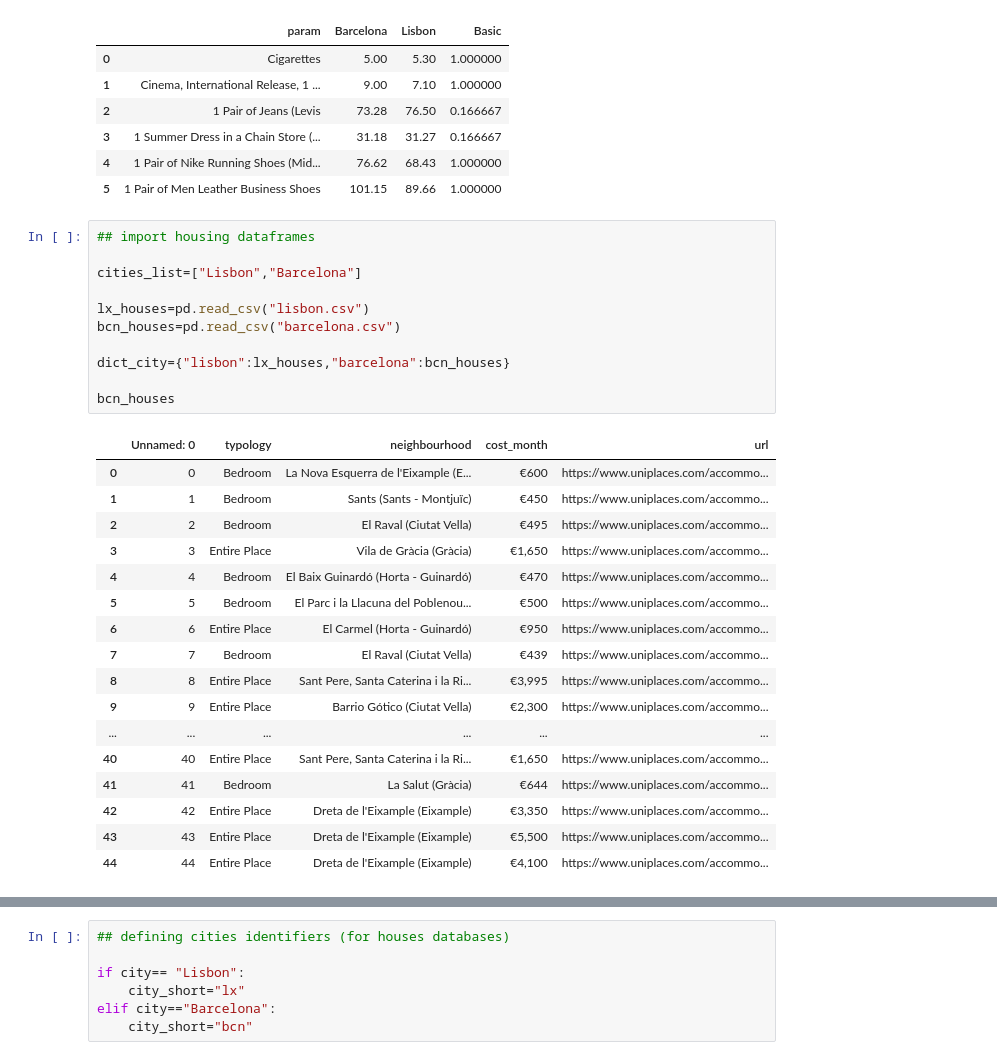
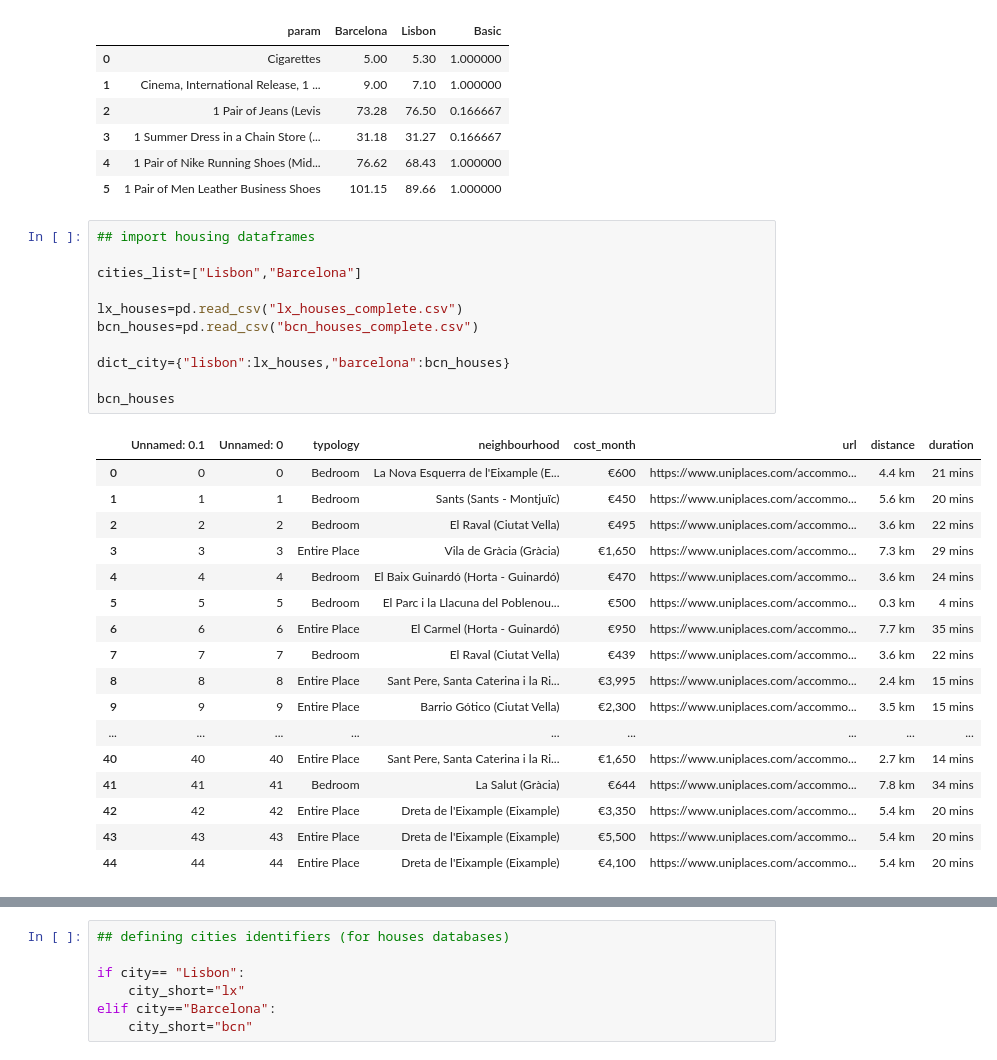
Before and after one commit to tesalv/Project3_Ironhack, a Jupyter notebook: def_profiles.ipynb, the cells around one changed output, grey strips where cells are left out. Drawn from its saved outputs; the diff is of its cells as text.

```diff
--- a/def_profiles.ipynb
+++ b/def_profiles.ipynb
@@ -46,32 +46,32 @@ qtts_df
 # %%
 ## import housing dataframes
 
 cities_list=["Lisbon","Barcelona"]
 
-lx_houses=pd.read_csv("lisbon.csv")
-bcn_houses=pd.read_csv("barcelona.csv")
+lx_houses=pd.read_csv("lx_houses_complete.csv")
+bcn_houses=pd.read_csv("bcn_houses_complete.csv")
 
 dict_city={"lisbon":lx_houses,"barcelona":bcn_houses}
 
 bcn_houses
 # %% [output]
-|  | Unnamed: 0 | typology | neighbourhood | cost_month | url |
-| 0 | 0 | Bedroom | La Nova Esquerra de l'Eixample (E... | €600 | https://www.uniplaces.com/accommo... |
-| 1 | 1 | Bedroom | Sants (Sants - Montjuïc) | €450 | https://www.uniplaces.com/accommo... |
-| 2 | 2 | Bedroom | El Raval (Ciutat Vella) | €495 | https://www.uniplaces.com/accommo... |
-| 3 | 3 | Entire Place | Vila de Gràcia (Gràcia) | €1,650 | https://www.uniplaces.com/accommo... |
-| 4 | 4 | Bedroom | El Baix Guinardó (Horta - Guinardó) | €470 | https://www.uniplaces.com/accommo... |
-| 5 | 5 | Bedroom | El Parc i la Llacuna del Poblenou... | €500 | https://www.uniplaces.com/accommo... |
-| 6 | 6 | Entire Place | El Carmel (Horta - Guinardó) | €950 | https://www.uniplaces.com/accommo... |
-| 7 | 7 | Bedroom | El Raval (Ciutat Vella) | €439 | https://www.uniplaces.com/accommo... |
-| 8 | 8 | Entire Place | Sant Pere, Santa Caterina i la Ri... | €3,995 | https://www.uniplaces.com/accommo... |
-| 9 | 9 | Entire Place | Barrio Gótico (Ciutat Vella) | €2,300 | https://www.uniplaces.com/accommo... |
-| ... | ... | ... | ... | ... | ... |
-| 40 | 40 | Entire Place | Sant Pere, Santa Caterina i la Ri... | €1,650 | https://www.uniplaces.com/accommo... |
-| 41 | 41 | Bedroom | La Salut (Gràcia) | €644 | https://www.uniplaces.com/accommo... |
-| 42 | 42 | Entire Place | Dreta de l'Eixample (Eixample) | €3,350 | https://www.uniplaces.com/accommo... |
-| 43 | 43 | Entire Place | Dreta de l'Eixample (Eixample) | €5,500 | https://www.uniplaces.com/accommo... |
-| 44 | 44 | Entire Place | Dreta de l'Eixample (Eixample) | €4,100 | https://www.uniplaces.com/accommo... |
+|  | Unnamed: 0.1 | Unnamed: 0 | typology | neighbourhood | cost_month | url | distance | duration |
+| 0 | 0 | 0 | Bedroom | La Nova Esquerra de l'Eixample (E... | €600 | https://www.uniplaces.com/accommo... | 4.4 km | 21 mins |
+| 1 | 1 | 1 | Bedroom | Sants (Sants - Montjuïc) | €450 | https://www.uniplaces.com/accommo... | 5.6 km | 20 mins |
+| 2 | 2 | 2 | Bedroom | El Raval (Ciutat Vella) | €495 | https://www.uniplaces.com/accommo... | 3.6 km | 22 mins |
+| 3 | 3 | 3 | Entire Place | Vila de Gràcia (Gràcia) | €1,650 | https://www.uniplaces.com/accommo... | 7.3 km | 29 mins |
+| 4 | 4 | 4 | Bedroom | El Baix Guinardó (Horta - Guinardó) | €470 | https://www.uniplaces.com/accommo... | 3.6 km | 24 mins |
+| 5 | 5 | 5 | Bedroom | El Parc i la Llacuna del Poblenou... | €500 | https://www.uniplaces.com/accommo... | 0.3 km | 4 mins |
+| 6 | 6 | 6 | Entire Place | El Carmel (Horta - Guinardó) | €950 | https://www.uniplaces.com/accommo... | 7.7 km | 35 mins |
+| 7 | 7 | 7 | Bedroom | El Raval (Ciutat Vella) | €439 | https://www.uniplaces.com/accommo... | 3.6 km | 22 mins |
+| 8 | 8 | 8 | Entire Place | Sant Pere, Santa Caterina i la Ri... | €3,995 | https://www.uniplaces.com/accommo... | 2.4 km | 15 mins |
+| 9 | 9 | 9 | Entire Place | Barrio Gótico (Ciutat Vella) | €2,300 | https://www.uniplaces.com/accommo... | 3.5 km | 15 mins |
+| ... | ... | ... | ... | ... | ... | ... | ... | ... |
+| 40 | 40 | 40 | Entire Place | Sant Pere, Santa Caterina i la Ri... | €1,650 | https://www.uniplaces.com/accommo... | 2.7 km | 14 mins |
+| 41 | 41 | 41 | Bedroom | La Salut (Gràcia) | €644 | https://www.uniplaces.com/accommo... | 7.8 km | 34 mins |
+| 42 | 42 | 42 | Entire Place | Dreta de l'Eixample (Eixample) | €3,350 | https://www.uniplaces.com/accommo... | 5.4 km | 20 mins |
+| 43 | 43 | 43 | Entire Place | Dreta de l'Eixample (Eixample) | €5,500 | https://www.uniplaces.com/accommo... | 5.4 km | 20 mins |
+| 44 | 44 | 44 | Entire Place | Dreta de l'Eixample (Eixample) | €4,100 | https://www.uniplaces.com/accommo... | 5.4 km | 20 mins |
 # %%
 ### STARTING THE JOURNEY
 
```
Also changed, not shown: parts of 26 cells of this notebook, 4 other files.
